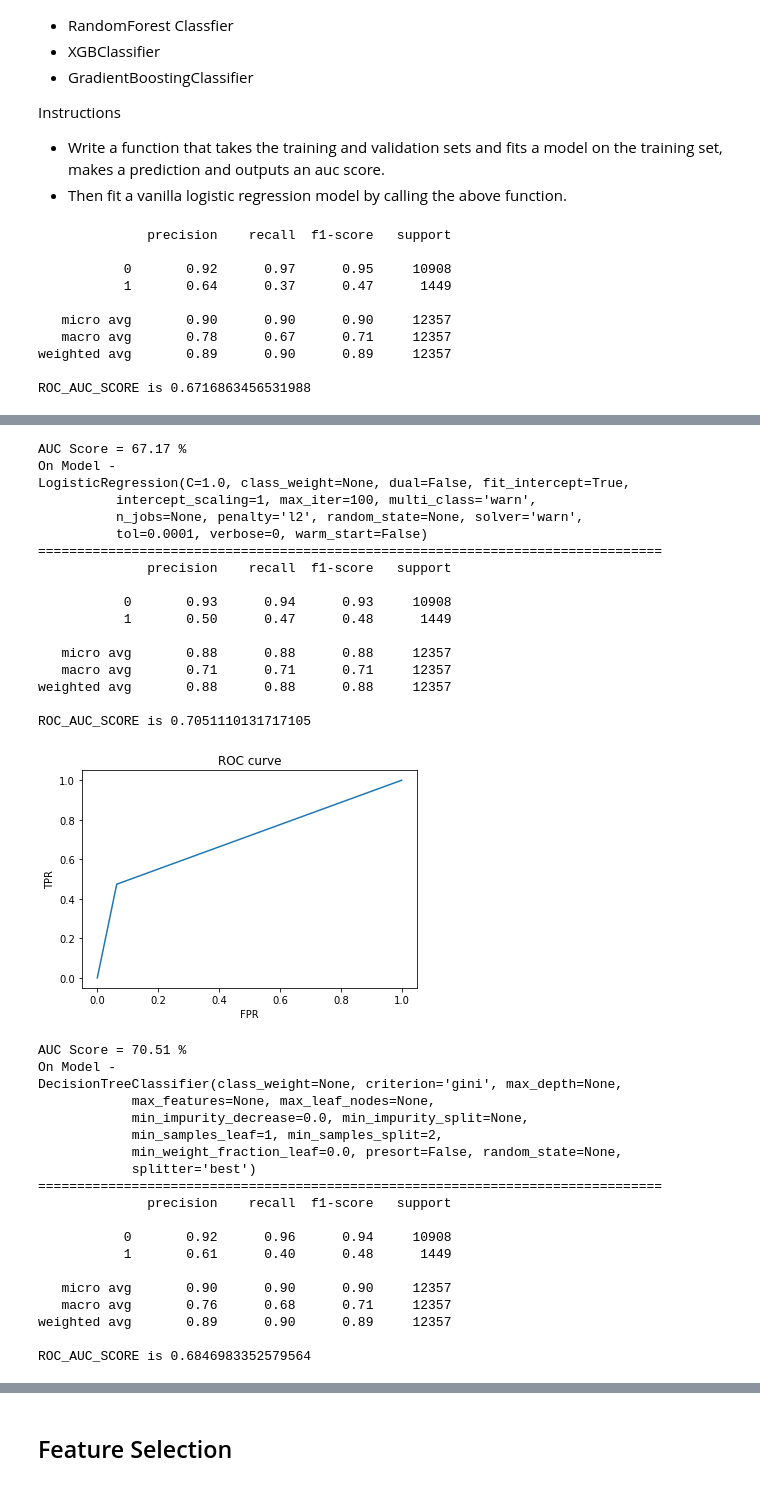
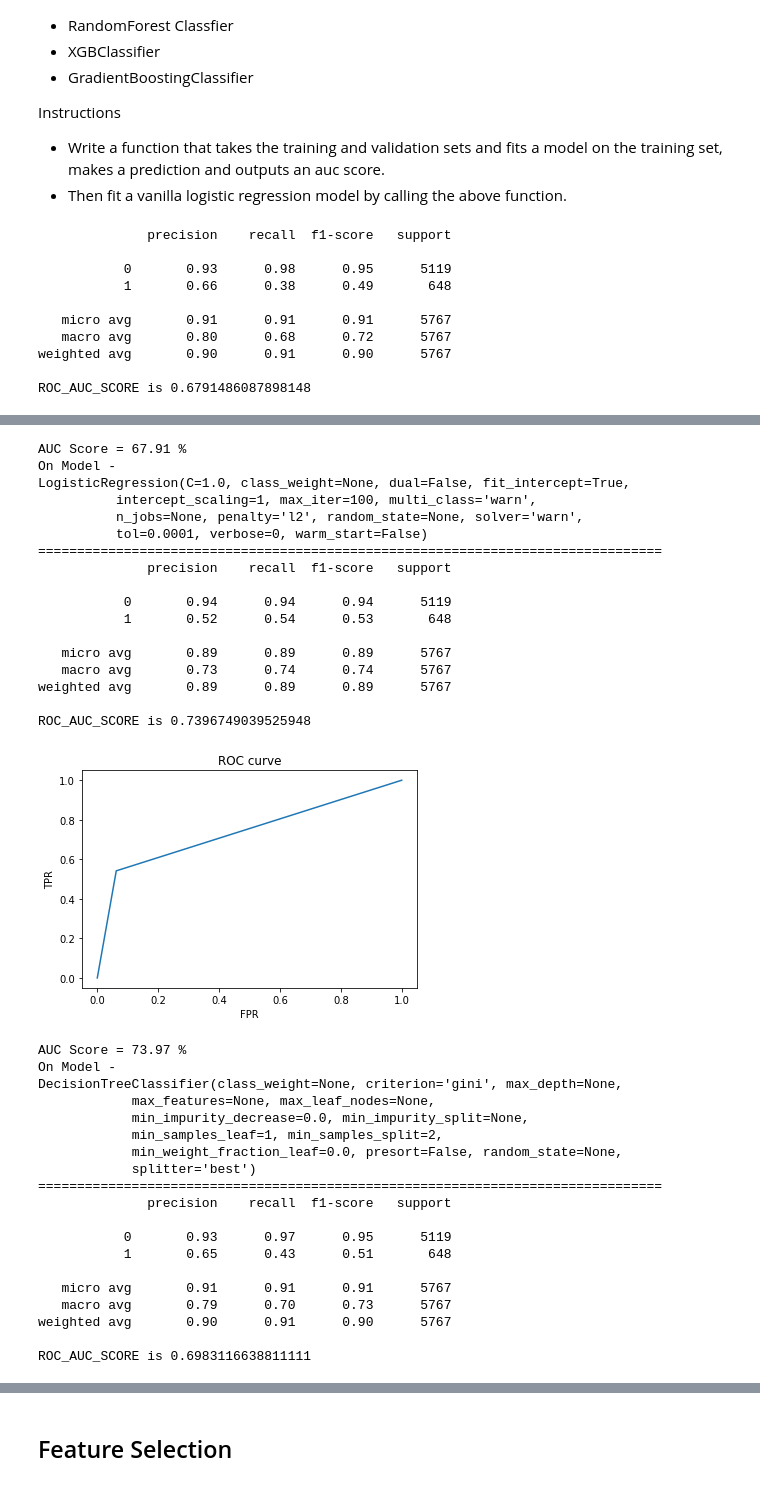
Before and after one commit to commit-live-students/hackathon_sample, a Jupyter notebook: hackathon_template.ipynb, the cells around one changed output, grey strips where cells are left out. Saved outputs shown, nothing was run; the diff lists cells and outputs as text; code cells hidden in the pictures.

```diff
--- a/hackathon_template.ipynb
+++ b/hackathon_template.ipynb
@@ -410,7 +410,7 @@ def fill_null_values(dataset, value):
     print(dataset.isnull().sum())
     return dataset
 
-bank_df=fill_null_values(bank_df,0)
+predictors=fill_null_values(predictors,0)
 
 # Code Ends here
 # %% [output]
@@ -488,8 +488,8 @@ def treat_outliers(dataframe):
     return dataframe
 
 
-bank_df = treat_outliers(bank_df)
-print(detect_outliers(bank_df))
+predictors = treat_outliers(predictors)
+print(detect_outliers(predictors))
 # %% [output]
 age --------- 0
 duration --------- 0
@@ -570,8 +570,8 @@ def dummyEncode(dataset):
             except:
                 print('Error encoding '+feature)
         return dataset
-bank_df = dummyEncode(bank_df)
-y = pd.DataFrame(le.fit_transform(y))
+predictors = dummyEncode(predictors)
+target = pd.DataFrame(le.fit_transform(target))
 
 
 # Code ends here
@@ -588,6 +589,9 @@ When you’re working on a model and want to train it, you obviously have the da
 # %%
 from sklearn.model_selection import train_test_split
-X_train,X_val,y_train,y_val = train_test_split(bank_df,y, test_size=0.3, random_state=5)
+X_train,X_test,Y_train,Y_test = train_test_split(predictors,target, test_size=0.3, random_state=5)
+
+
+global X_test,Y_test
 # %% [markdown]
 #### Baseline Logistic Model
 
@@ -602,14 +606,15 @@ Instructions
 - Write a function that takes the training and validation sets and fits a model on the training set, makes a prediction and outputs an auc score.
 - Then fit a vanilla logistic regression model by calling the above function.
 # %%
-def run_model(xtrain, xval, ytrain, yval, model):
+def run_model(predictor_train,target_train, model):
     '''
     Performs model training and tests using ROC-AUC
     returns AUC score
     '''
-    model.fit(xtrain, ytrain)
-    y_scores = model.predict(xval)
-    auc = roc_auc_score(yval, y_scores)
+    x_train,x_val,y_train,y_val = train_test_split(predictor_train,target_train,test_size=0.2,random_state=42)
+    model.fit(x_train, y_train)
+    y_scores = model.predict(x_val)
+    auc = roc_auc_score(y_val, y_scores)
     print(classification_report(y_val,y_scores))
     false_positive_rate, true_positive_rate, thresholds = roc_curve(y_val, y_scores)
     print('ROC_AUC_SCORE is',roc_auc_score(y_val, y_scores))
@@ -618,49 +623,49 @@ def run_model(xtrain, xval, ytrain, yval, model):
 
     plt.plot(false_positive_rate, true_positive_rate)
     plt.xlabel('FPR')
     plt.ylabel('TPR')
     plt.title('ROC curve')
     plt.show()
     return auc
 
 models = [LogisticRegression,DecisionTreeClassifier, RandomForestClassifier,XGBClassifier,GradientBoostingClassifier]
 for model in models:
     # run model
     model = model()
-    auc = run_model(X_train, X_val, y_train, y_val, model) # train and returns AUC test score
+    auc = run_model(X_train, Y_train, model) # train and returns AUC test score
     print('AUC Score = %.2f' %(auc*100) +' %\nOn Model - \n'+str(model))
     print('===='*20)
 # %% [output]
               precision    recall  f1-score   support
 
-           0       0.92      0.97      0.95     10908
-           1       0.64      0.37      0.47      1449
+           0       0.93      0.98      0.95      5119
+           1       0.66      0.38      0.49       648
 
-   micro avg       0.90      0.90      0.90     12357
-   macro avg       0.78      0.67      0.71     12357
-weighted avg       0.89      0.90      0.89     12357
+   micro avg       0.91      0.91      0.91      5767
+   macro avg       0.80      0.68      0.72      5767
+weighted avg       0.90      0.91      0.90      5767
 
-ROC_AUC_SCORE is 0.6716863456531988
+ROC_AUC_SCORE is 0.6791486087898148
 [figure]
-AUC Score = 67.17 %
+AUC Score = 67.91 %
 On Model -
 LogisticRegression(C=1.0, class_weight=None, dual=False, fit_intercept=True,
           intercept_scaling=1, max_iter=100, multi_class='warn',
           n_jobs=None, penalty='l2', random_state=None, solver='warn',
           tol=0.0001, verbose=0, warm_start=False)
 ================================================================================
               precision    recall  f1-score   support
 
-           0       0.93      0.94      0.93     10908
-           1       0.50      0.47      0.48      1449
+           0       0.94      0.94      0.94      5119
+           1       0.52      0.54      0.53       648
 
-   micro avg       0.88      0.88      0.88     12357
-   macro avg       0.71      0.71      0.71     12357
-weighted avg       0.88      0.88      0.88     12357
+   micro avg       0.89      0.89      0.89      5767
+   macro avg       0.73      0.74      0.74      5767
+weighted avg       0.89      0.89      0.89      5767
 
-ROC_AUC_SCORE is 0.7051110131717105
+ROC_AUC_SCORE is 0.7396749039525948
-[figure, old version]
+[figure, new version]
-AUC Score = 70.51 %
+AUC Score = 73.97 %
 On Model -
 DecisionTreeClassifier(class_weight=None, criterion='gini', max_depth=None,
             max_features=None, max_leaf_nodes=None,
@@ -671,11 +676,11 @@ DecisionTreeClassifier(class_weight=None, criterion='gini', max_depth=None,
 ================================================================================
               precision    recall  f1-score   support
 
-           0       0.92      0.96      0.94     10908
-           1       0.61      0.40      0.48      1449
+           0       0.93      0.97      0.95      5119
+           1       0.65      0.43      0.51       648
 
-   micro avg       0.90      0.90      0.90     12357
-   macro avg       0.76      0.68      0.71     12357
-weighted avg       0.89      0.90      0.89     12357
+   micro avg       0.91      0.91      0.91      5767
+   macro avg       0.79      0.70      0.73      5767
+weighted avg       0.90      0.91      0.90      5767
 
-ROC_AUC_SCORE is 0.6846983352579564
+ROC_AUC_SCORE is 0.6983116638811111
```
Also changed, not shown: parts of 22 cells of this notebook.
